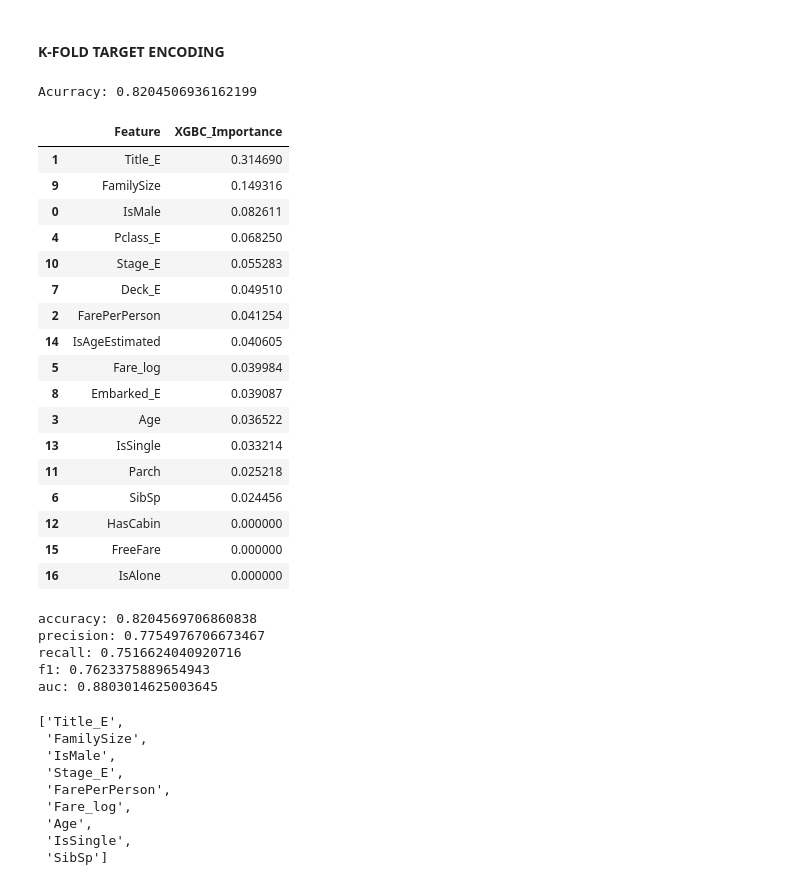
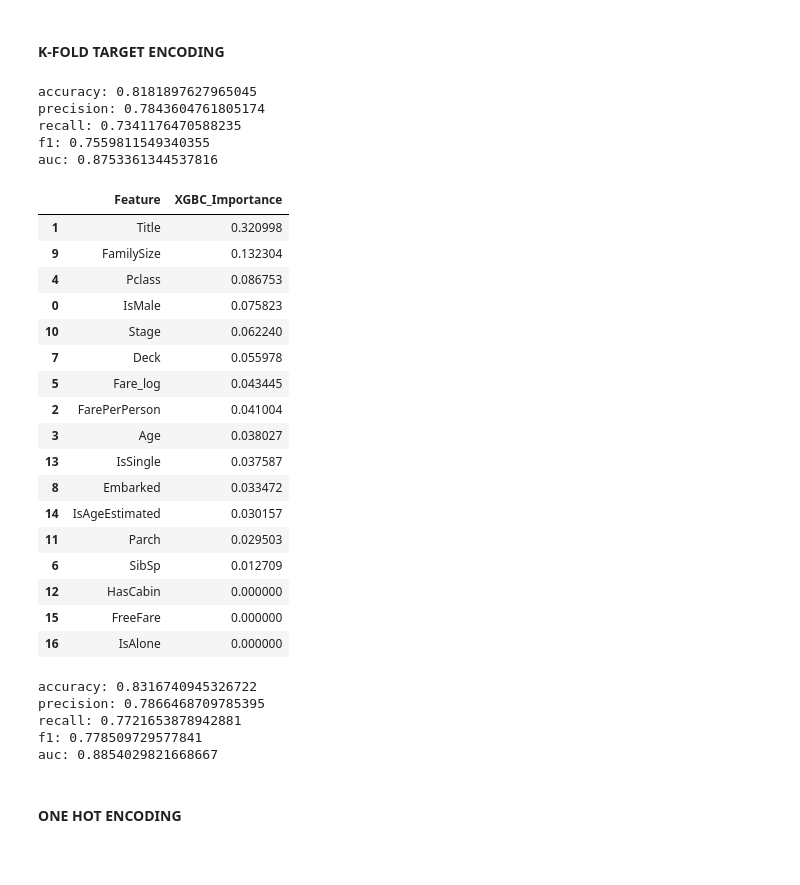
Before and after one commit to fabiogaldinho/Titanic-Classification, a Jupyter notebook: notebooks/03_Modeling_and_Tuning.ipynb, the cells around one changed output. Drawn from its saved outputs; the diff is of its cells as text; code cells hidden in the pictures; blank space fills up the shorter version.

```diff
--- a/notebooks/03_Modeling_and_Tuning.ipynb
+++ b/notebooks/03_Modeling_and_Tuning.ipynb
@@ -416,11 +99,11 @@ df.head()
 # %% [markdown]
 # **MODEL DEVELOPMENT AND EVALUATION**
 # %%
-features_KFold = ['IsMale', 'Title_E', 'FarePerPerson', 'Age', 'Pclass_E', 'Fare_log', 'SibSp', 'Deck_E', 'Embarked_E', 'FamilySize', 'Stage_E', 'Parch', 'HasCabin',
+features_KFold = ['IsMale', 'Title', 'FarePerPerson', 'Age', 'Pclass', 'Fare_log', 'SibSp', 'Deck', 'Embarked', 'FamilySize', 'Stage', 'Parch', 'HasCabin',
             'IsSingle', 'IsAgeEstimated', 'FreeFare', 'IsAlone']
 
-Features_OHE = ['Age', 'Deck_E', 'Embarked_C', 'Embarked_Q', 'Embarked_S', 'FamilySize', 'Fare_log', 'FarePerPerson', 'FreeFare', 'HasCabin', 'IsAgeEstimated', 'IsAlone',
-                'IsMale', 'IsSingle', 'Parch', 'Pclass_1', 'Pclass_2', 'Pclass_3', 'SibSp', 'Stage_E', 'Title_E']
+Features_OHE = ['Age', 'Deck', 'Embarked_C', 'Embarked_Q', 'Embarked_S', 'FamilySize', 'Fare_log', 'FarePerPerson', 'FreeFare', 'HasCabin', 'IsAgeEstimated', 'IsAlone',
+                'IsMale', 'IsSingle', 'Parch', 'Pclass_1', 'Pclass_2', 'Pclass_3', 'SibSp', 'Stage', 'Title']
 # %% [markdown]
 ## **XGBOOST CLASSIFIER**
 # %% [markdown]
@@ -430,32 +113,36 @@ Features_OHE = ['Age', 'Deck_E', 'Embarked_C', 'Embarked_Q', 'Embarked_S', 'Fami
 # %%
 xgbc = xgb.XGBClassifier(random_state=13)
 
-StratKFold(df, features_KFold, 'Survived', 5, False, xgbc)
+StratKFold(df, features_KFold, 'Survived', 10, True, xgbc)
 # %% [output]
-Acurracy: 0.8204506936162199
+accuracy: 0.8181897627965045
+precision: 0.7843604761805174
+recall: 0.7341176470588235
+f1: 0.7559811549340355
+auc: 0.8753361344537816
 # %%
-feature_importances = pd.DataFrame({'Feature': df[features_KFold].columns,
+feature_importances = pd.DataFrame({'Feature': features_KFold,
                                     'XGBC_Importance': xgbc.feature_importances_
                                    })
 feature_importances = feature_importances.sort_values(by='XGBC_Importance', ascending=False)
 
 feature_importances
 # %% [output]
 |  | Feature | XGBC_Importance |
-| 1 | Title_E | 0.314690 |
-| 9 | FamilySize | 0.149316 |
-| 0 | IsMale | 0.082611 |
-| 4 | Pclass_E | 0.068250 |
-| 10 | Stage_E | 0.055283 |
-| 7 | Deck_E | 0.049510 |
-| 2 | FarePerPerson | 0.041254 |
-| 14 | IsAgeEstimated | 0.040605 |
-| 5 | Fare_log | 0.039984 |
-| 8 | Embarked_E | 0.039087 |
-| 3 | Age | 0.036522 |
-| 13 | IsSingle | 0.033214 |
-| 11 | Parch | 0.025218 |
-| 6 | SibSp | 0.024456 |
+| 1 | Title | 0.320998 |
+| 9 | FamilySize | 0.132304 |
+| 4 | Pclass | 0.086753 |
+| 0 | IsMale | 0.075823 |
+| 10 | Stage | 0.062240 |
+| 7 | Deck | 0.055978 |
+| 5 | Fare_log | 0.043445 |
+| 2 | FarePerPerson | 0.041004 |
+| 3 | Age | 0.038027 |
+| 13 | IsSingle | 0.037587 |
+| 8 | Embarked | 0.033472 |
+| 14 | IsAgeEstimated | 0.030157 |
+| 11 | Parch | 0.029503 |
+| 6 | SibSp | 0.012709 |
 | 12 | HasCabin | 0.000000 |
 | 15 | FreeFare | 0.000000 |
 | 16 | IsAlone | 0.000000 |
@@ -464,26 +151,16 @@ features_xgbc = feature_importances.sort_values(by='XGBC_Importance', ascending=
 # %%
 xgbc = xgb.XGBClassifier(random_state=13)
 
-features_xgbc_sel = StratKFold_Select(df, features_xgbc, 'Survived', 5, xgbc, False)
-StratKFold(df, features_xgbc_sel, 'Survived', 5, True, xgbc)
+features_xgbc_sel_KFold = StratKFold_Select(df, features_xgbc, 'Survived', 5, xgbc, False)
+StratKFold(df, features_xgbc_sel_KFold, 'Survived', 5, True, xgbc)
 # %% [output]
-accuracy: 0.8204569706860838
-precision: 0.7754976706673467
-recall: 0.7516624040920716
-f1: 0.7623375889654943
-auc: 0.8803014625003645
+accuracy: 0.8316740945326722
+precision: 0.7866468709785395
+recall: 0.7721653878942881
+f1: 0.778509729577841
+auc: 0.8854029821668667
-# %%
-features_xgbc_sel
-# %% [output]
-['Title_E',
- 'FamilySize',
- 'IsMale',
- 'Stage_E',
- 'FarePerPerson',
- 'Fare_log',
- 'Age',
- 'IsSingle',
- 'SibSp']
+# %% [markdown]
+#### **ONE HOT ENCODING**
 # %%
 xgbc = xgb.XGBClassifier(random_state=13)
 
```
Also changed, not shown: parts of 31 cells of this notebook, 20 other files.
